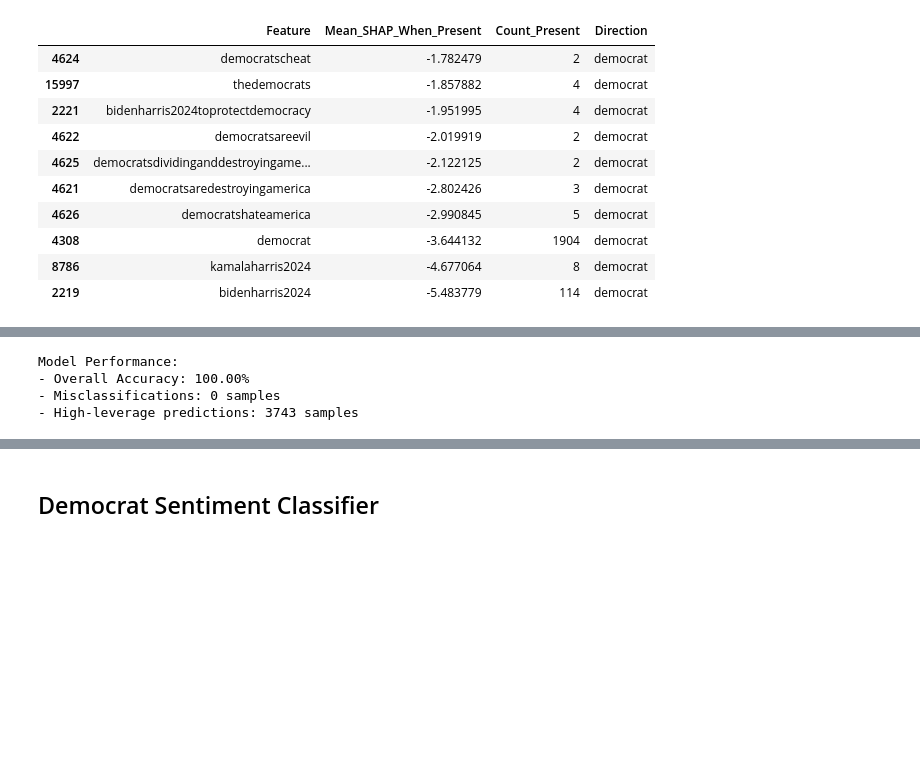
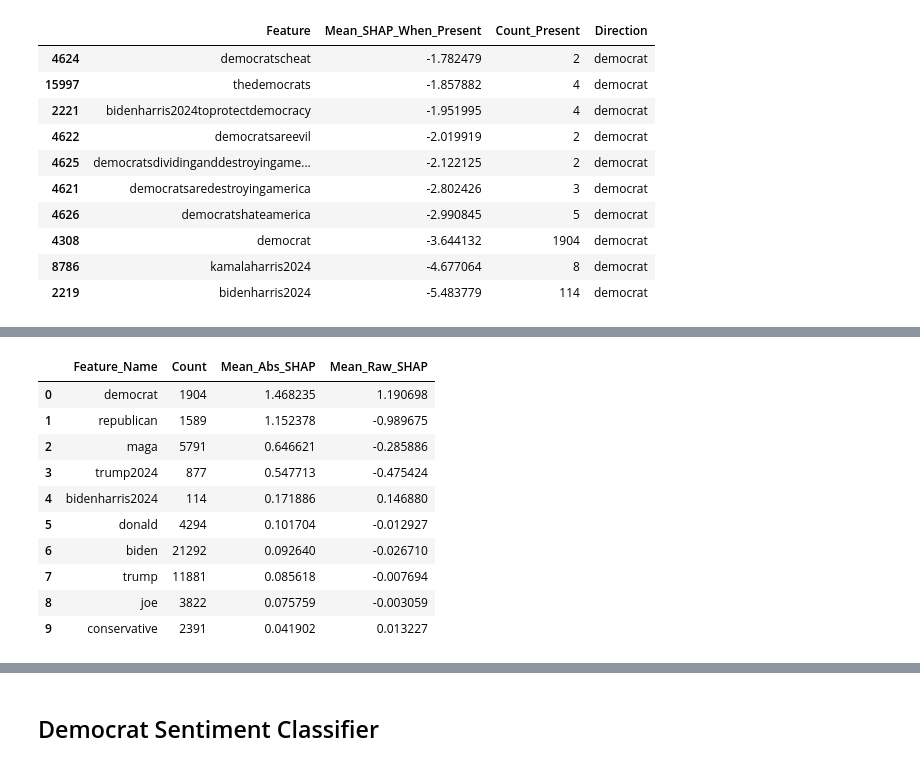
Before and after one commit to Birkbeck/msc-project-source-code-files-24-25-tayyib-saddique, a Jupyter notebook: x_processing/shap.ipynb, the cells around one changed output, grey strips where cells are left out. Saved outputs shown, nothing was run; the diff lists cells and outputs as text; code cells hidden in the pictures; blank space fills up the shorter version.

```diff
--- a/x_processing/shap.ipynb
+++ b/x_processing/shap.ipynb
@@ -350,11 +213,40 @@ No features with |SHAP| > 0.5 and accuracy < 70% when present)
-# %%
-print(f"""Model Performance:
-- Overall Accuracy: {(~misclassified_mask).mean():.2%}
-- Misclassifications: {misclassified_mask.sum()} samples
-- High-leverage predictions: {high_leverage_mask.sum()} samples
-""")
-# %% [output]
-Model Performance:
-- Overall Accuracy: 100.00%
-- Misclassifications: 0 samples
-- High-leverage predictions: 3743 samples
+# %%
+mean_abs_shap = np.abs(shap_dense).mean(axis=0)
+
+non_zero_mask = mean_abs_shap > 0
+non_zero_indices = np.where(non_zero_mask)[0]
+
+upper_quartile_threshold = np.percentile(mean_abs_shap[non_zero_mask], 90)
+
+top_features_idx = non_zero_indices[np.argsort(mean_abs_shap[non_zero_indices])[::-1]]
+feature_counts = (X_dense > 0).sum(axis=0)
+
+results = []
+for feat_idx in top_features_idx[:20]:
+    results.append({
+        'Feature_Name': feature_names[feat_idx],
+        'Count': feature_counts[feat_idx],
+        'Mean_Abs_SHAP': mean_abs_shap[feat_idx],
+        'Mean_Raw_SHAP': shap_dense[:, feat_idx].mean(),
+        'Max_Raw_SHAP': shap_dense[:, feat_idx].max(),
+        'Min_Raw_SHAP': shap_dense[:, feat_idx].min(),
+    })
+
+df = pd.DataFrame(results)
+# %%
+cols_to_display = ['Feature_Name', 'Count', 'Mean_Abs_SHAP', 'Mean_Raw_SHAP']
+df_cols = df[cols_to_display]
+
+df_cols.sort_values(by=['Mean_Abs_SHAP'], ascending=False).head(10)
+# %% [output]
+|  | Feature_Name | Count | Mean_Abs_SHAP | Mean_Raw_SHAP |
+| 0 | democrat | 1904 | 1.468235 | 1.190698 |
+| 1 | republican | 1589 | 1.152378 | -0.989675 |
+| 2 | maga | 5791 | 0.646621 | -0.285886 |
+| 3 | trump2024 | 877 | 0.547713 | -0.475424 |
+| 4 | bidenharris2024 | 114 | 0.171886 | 0.146880 |
+| 5 | donald | 4294 | 0.101704 | -0.012927 |
+| 6 | biden | 21292 | 0.092640 | -0.026710 |
+| 7 | trump | 11881 | 0.085618 | -0.007694 |
+| 8 | joe | 3822 | 0.075759 | -0.003059 |
+| 9 | conservative | 2391 | 0.041902 | 0.013227 |
```
Also changed, not shown: parts of 26 cells of this notebook.
